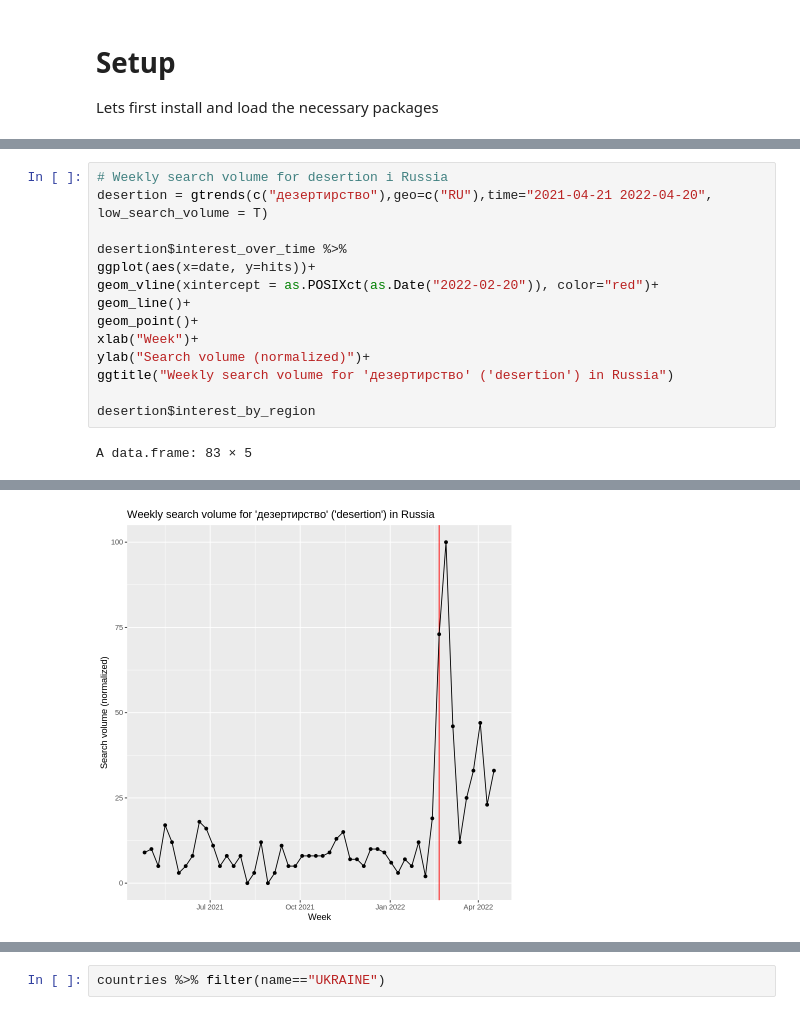
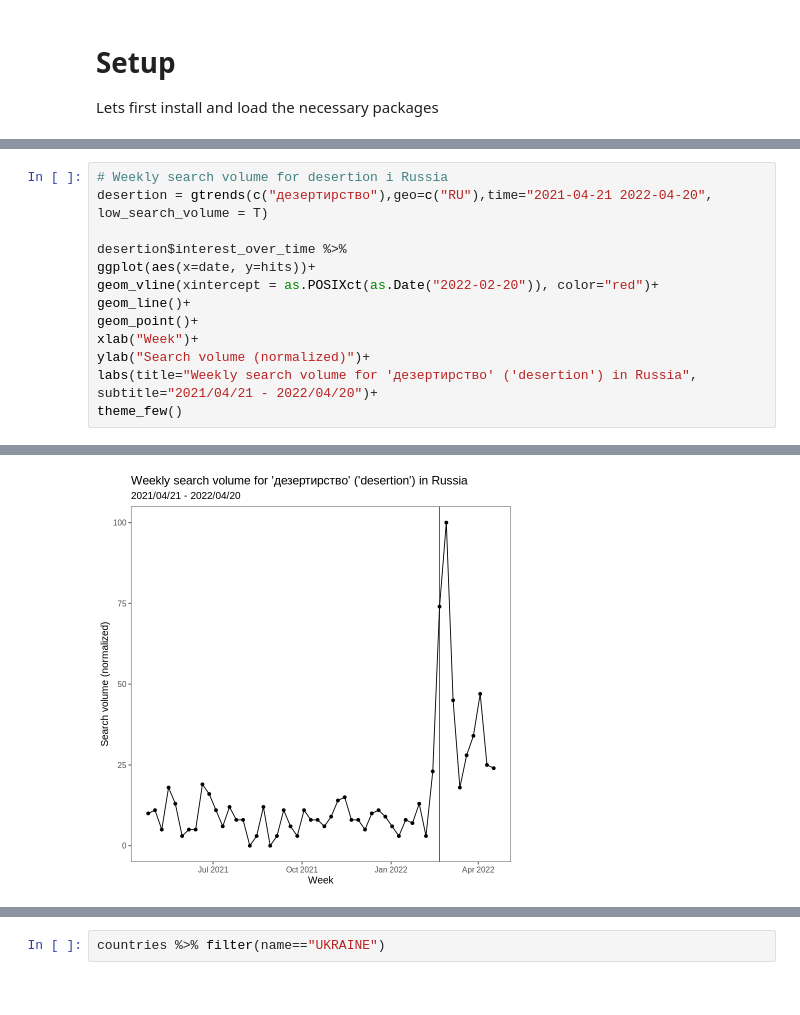
Before and after one commit to karl-karlsson/notebooks, a Jupyter notebook: google_trends.ipynb, the cells around one changed output, grey strips where cells are left out. Drawn from its saved outputs; the diff is of its cells as text.

```diff
--- a/google_trends.ipynb
+++ b/google_trends.ipynb
@@ -192,8 +244,7 @@ geom_line()+
 geom_point()+
 xlab("Week")+
 ylab("Search volume (normalized)")+
-ggtitle("Weekly search volume for 'дезертирство' ('desertion') in Russia")
-
-desertion$interest_by_region
+labs(title="Weekly search volume for 'дезертирство' ('desertion') in Russia",
+subtitle="2021/04/21 - 2022/04/20")+
+theme_few()
 # %% [output]
-A data.frame: 83 × 5
@@ -218 +251 @@ A data.frame: 83 × 5
-[figure, old version]
+[figure, new version]
```
Also changed, not shown: parts of 33 cells of this notebook.
